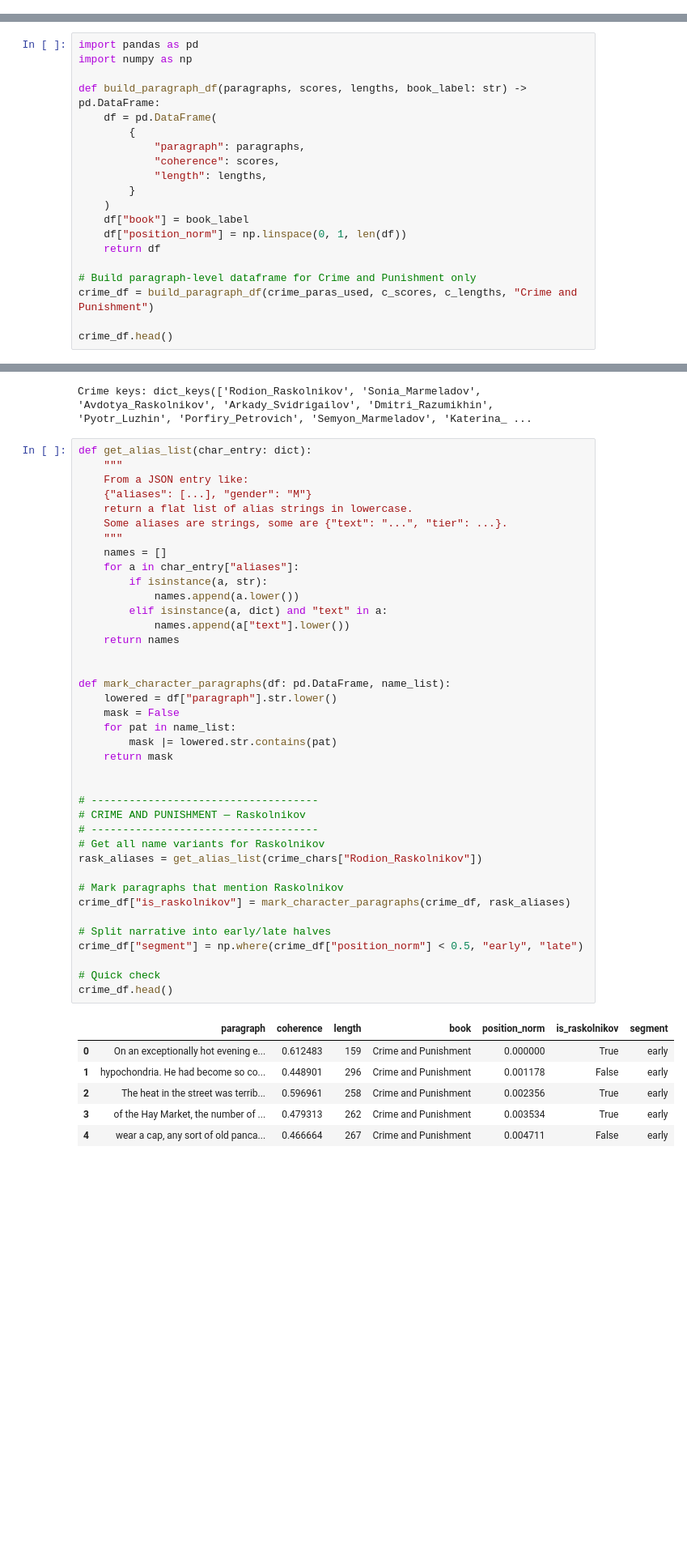
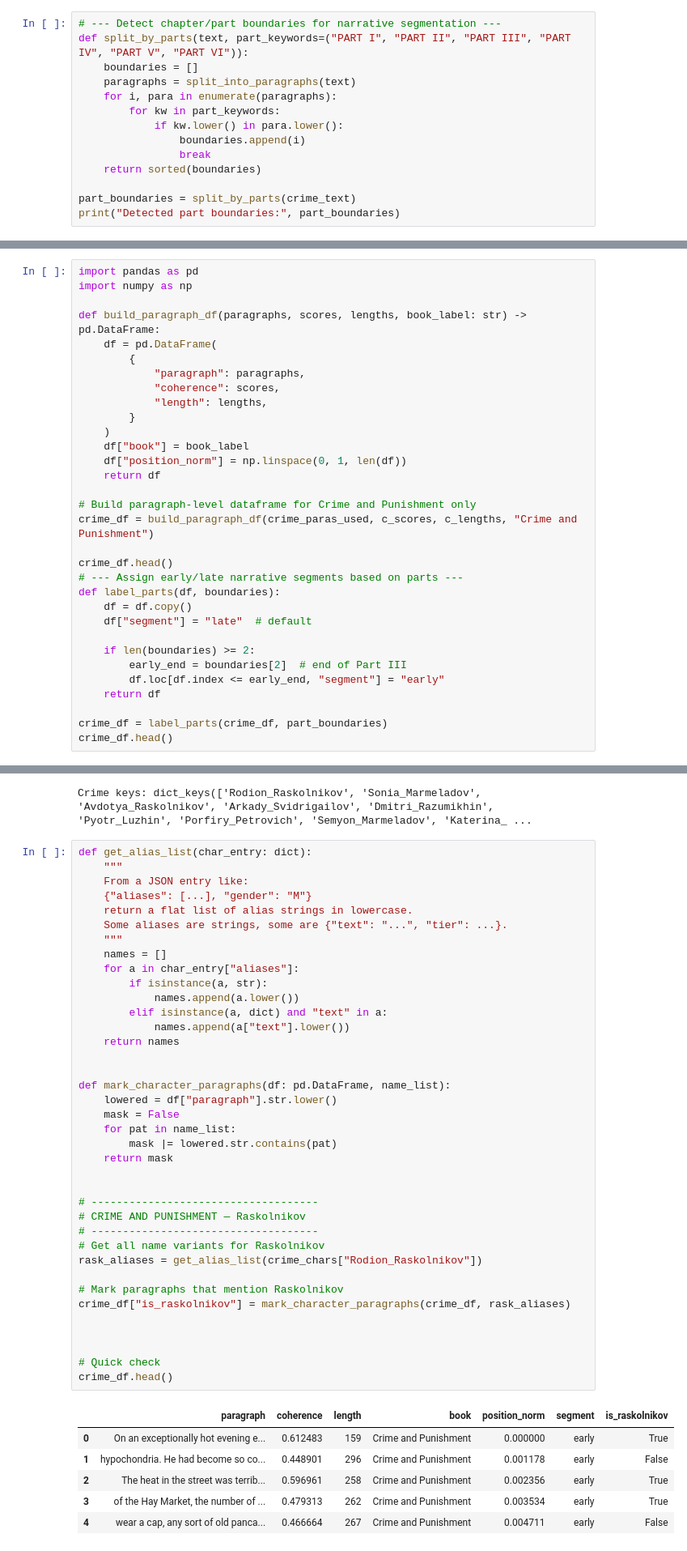
Before and after one commit to NLP-M-A-D/ProjectTemplate, a Jupyter notebook: notebooks/1_AppliedNLP_Session4_Paragraph_Coherence.ipynb, the cells around one changed output, grey strips where cells are left out. Shown: that part at 81% size. Drawn from its saved outputs; the diff is of its cells as text; blank space fills up the shorter version.

```diff
--- a/notebooks/1_AppliedNLP_Session4_Paragraph_Coherence.ipynb
+++ b/notebooks/1_AppliedNLP_Session4_Paragraph_Coherence.ipynb
@@ -162,3 +162,17 @@ print(f"Total paragraphs analyzed: {len(crime_paras_used)}")
 # %% [output]
 Crime and Punishment mean coherence: 0.526
 Total paragraphs analyzed: 850
+# %%
+# --- Detect chapter/part boundaries for narrative segmentation ---
+def split_by_parts(text, part_keywords=("PART I", "PART II", "PART III", "PART IV", "PART V", "PART VI")):
+    boundaries = []
+    paragraphs = split_into_paragraphs(text)
+    for i, para in enumerate(paragraphs):
+        for kw in part_keywords:
+            if kw.lower() in para.lower():
+                boundaries.append(i)
+                break
+    return sorted(boundaries)
+
+part_boundaries = split_by_parts(crime_text)
+print("Detected part boundaries:", part_boundaries)
@@ -182,4 +198,16 @@ def build_paragraph_df(paragraphs, scores, lengths, book_label: str) -> pd.DataF
 crime_df = build_paragraph_df(crime_paras_used, c_scores, c_lengths, "Crime and Punishment")
 
 crime_df.head()
+# --- Assign early/late narrative segments based on parts ---
+def label_parts(df, boundaries):
+    df = df.copy()
+    df["segment"] = "late"  # default
+
+    if len(boundaries) >= 2:
+        early_end = boundaries[2]  # end of Part III
+        df.loc[df.index <= early_end, "segment"] = "early"
+    return df
+
+crime_df = label_parts(crime_df, part_boundaries)
+crime_df.head()
 # %% [output]
@@ -336,41 +364,40 @@ def get_alias_list(char_entry: dict):
     names = []
     for a in char_entry["aliases"]:
         if isinstance(a, str):
             names.append(a.lower())
         elif isinstance(a, dict) and "text" in a:
             names.append(a["text"].lower())
     return names
 
 
 def mark_character_paragraphs(df: pd.DataFrame, name_list):
     lowered = df["paragraph"].str.lower()
     mask = False
     for pat in name_list:
         mask |= lowered.str.contains(pat)
     return mask
 
 
 # ------------------------------------
 # CRIME AND PUNISHMENT — Raskolnikov
 # ------------------------------------
 # Get all name variants for Raskolnikov
 rask_aliases = get_alias_list(crime_chars["Rodion_Raskolnikov"])
 
 # Mark paragraphs that mention Raskolnikov
 crime_df["is_raskolnikov"] = mark_character_paragraphs(crime_df, rask_aliases)
 
-# Split narrative into early/late halves
-crime_df["segment"] = np.where(crime_df["position_norm"] < 0.5, "early", "late")
+
 
 # Quick check
 crime_df.head()
 # %% [output]
-|  | paragraph | coherence | length | book | position_norm | is_raskolnikov | segment |
-| 0 | On an exceptionally hot evening e... | 0.612483 | 159 | Crime and Punishment | 0.000000 | True | early |
-| 1 | hypochondria. He had become so co... | 0.448901 | 296 | Crime and Punishment | 0.001178 | False | early |
-| 2 | The heat in the street was terrib... | 0.596961 | 258 | Crime and Punishment | 0.002356 | True | early |
-| 3 | of the Hay Market, the number of ... | 0.479313 | 262 | Crime and Punishment | 0.003534 | True | early |
-| 4 | wear a cap, any sort of old panca... | 0.466664 | 267 | Crime and Punishment | 0.004711 | False | early |
+|  | paragraph | coherence | length | book | position_norm | segment | is_raskolnikov |
+| 0 | On an exceptionally hot evening e... | 0.612483 | 159 | Crime and Punishment | 0.000000 | early | True |
+| 1 | hypochondria. He had become so co... | 0.448901 | 296 | Crime and Punishment | 0.001178 | early | False |
+| 2 | The heat in the street was terrib... | 0.596961 | 258 | Crime and Punishment | 0.002356 | early | True |
+| 3 | of the Hay Market, the number of ... | 0.479313 | 262 | Crime and Punishment | 0.003534 | early | True |
+| 4 | wear a cap, any sort of old panca... | 0.466664 | 267 | Crime and Punishment | 0.004711 | early | False |
 # %%
 def character_coherence_summary(df, char_col: str, book_label: str):
     summary = (
```
Also changed, not shown: parts of 5 cells of this notebook, 1 other file.
